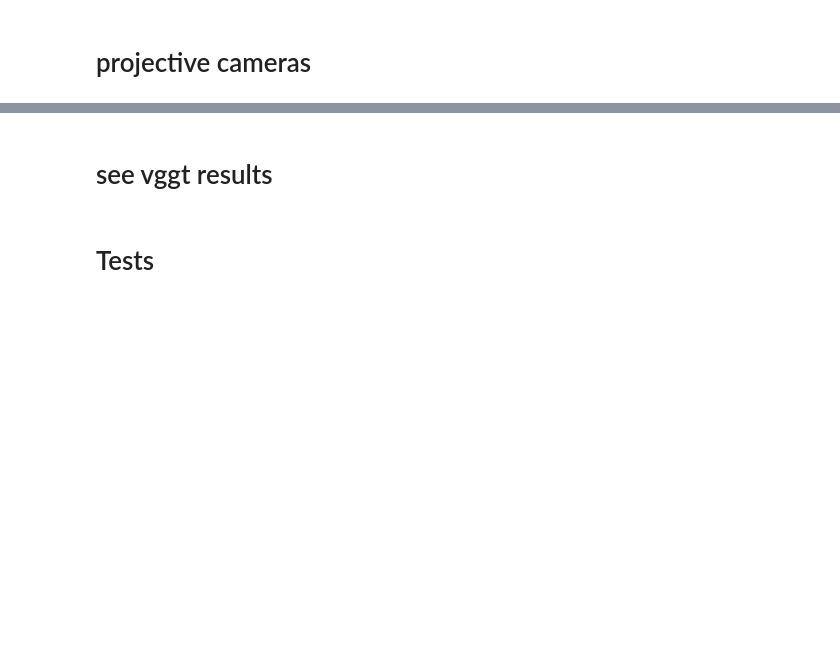
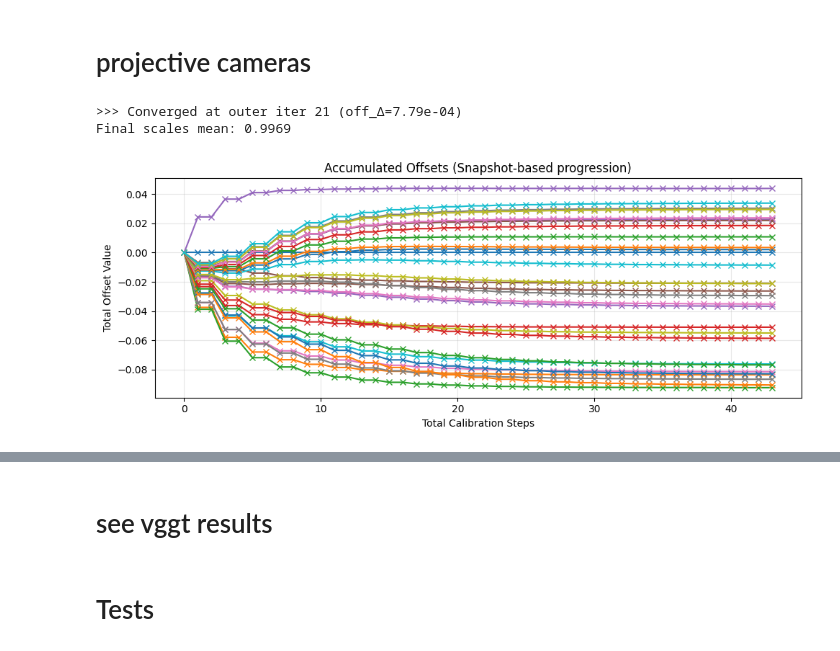
Before and after one commit to manel-ferreira-01/trackers, a Jupyter notebook: test.ipynb, the cells around one changed output, grey strips where cells are left out. Drawn from its saved outputs; the diff is of its cells as text; code cells hidden in the pictures; blank space fills up the shorter version.

```diff
--- a/test.ipynb
+++ b/test.ipynb
@@ -437,35 +455,38 @@ o
 # %%
 # --- Run reconstruction ---
 from src.affine_estimation import run_reconstruction
 from src.projective_factorization import compare_3x4_trajectories
 from auxiliar.depth_tensor_viz import k3d_3d_plot
 
 #
 #lam_f[0,:] += 0.1
 results = run_reconstruction(
     W_mat=W_mat,
     lambda_mat=lambda_mat,
     num_outer_iterations=300,
     num_inner_iterations=1,
     num_calib_steps=1,
     outer_tol=1e-3,
     inner_tol=1e-4,
     calib_rank=4,
     plot=True,
     verbose=True,
 )
 
 cam_lists      = results["cam_lists"]
 shape          = results["shape"]
 total_offsets  = results["total_offsets"]
 current_scales = results["current_scales"]
 final_lambda   = (lambda_mat + total_offsets[:, None]) / current_scales[:, None]
 
 # --- Evaluate ---
-gt_cams = gt_camera_matrices[frame_start:frame_cut:frame_skip]
-result = compare_3x4_trajectories(cam_lists, gt_cams)
-
-print(f"Average Rotation Error:            {result['mean_rot']:.4f}°")
-print(f"Average Translation Direction Error: {result['mean_dir']:.4f}°")
+#gt_cams = gt_camera_matrices[frame_start:frame_cut:frame_skip]
+#result = compare_3x4_trajectories(cam_lists, gt_cams)
+#print(f"Average Rotation Error:            {result['mean_rot']:.4f}°")
+#print(f"Average Translation Direction Error: {result['mean_dir']:.4f}°")
 
 k3d_3d_plot(shape, camera_input=cam_lists)
+# %% [output]
+>>> Converged at outer iter 21 (off_Δ=7.79e-04)
+Final scales mean: 0.9969
+[figure, added]
```
Also changed, not shown: parts of 15 cells of this notebook, 1 other file.
